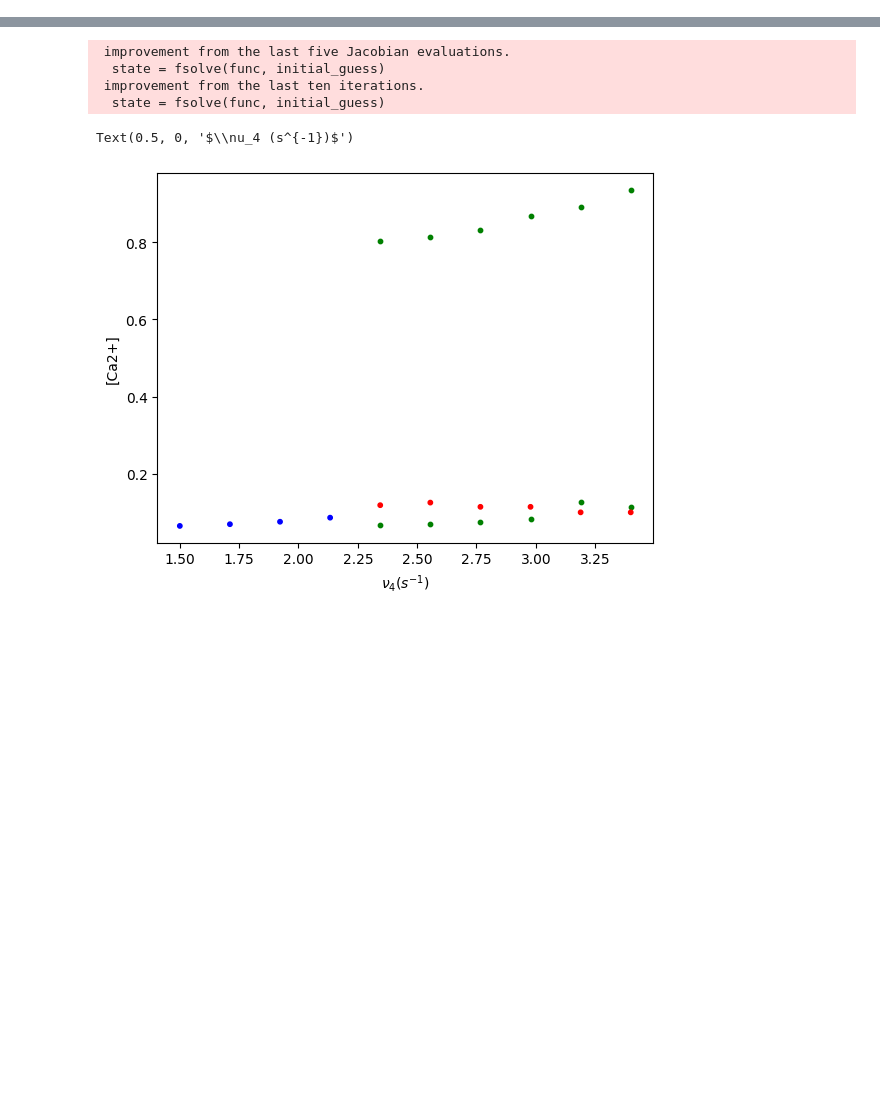
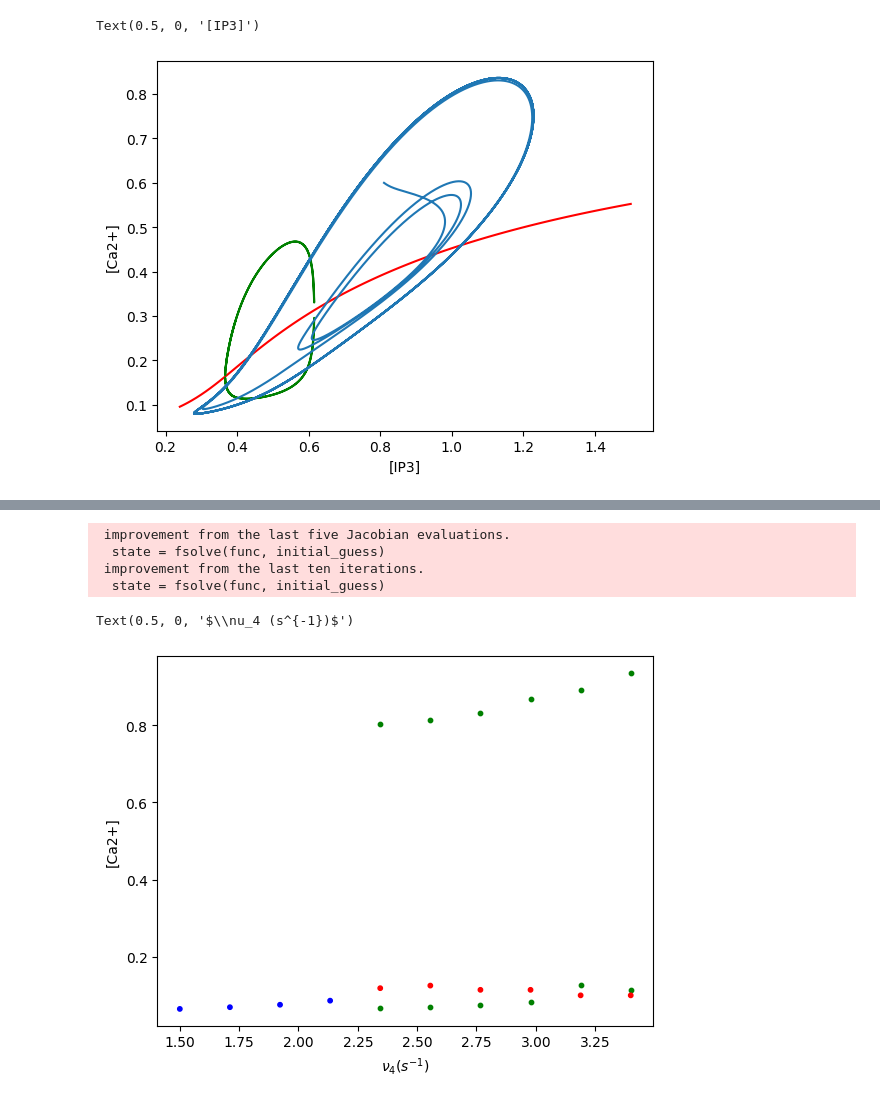
Before and after one commit to pupueys/MATH3888, a Jupyter notebook: project/Kevin_YoungKiezer/DeYoungKeizerExtended.ipynb, the cells around one changed output, grey strips where cells are left out. Saved outputs shown, nothing was run; the diff lists cells and outputs as text; code cells hidden in the pictures; blank space fills up the shorter version.

```diff
--- a/project/Kevin_YoungKiezer/DeYoungKeizerExtended.ipynb
+++ b/project/Kevin_YoungKiezer/DeYoungKeizerExtended.ipynb
@@ -89,0 +139,14 @@ Text(0, 0.5, '[Ca2+], [IP3]')
+# %%
+data = pd.read_csv('..\\bifurcation_branch.csv')
+periodic = pd.read_csv('..\\periodic_orbits.csv')
+plt.plot(data['P'], data['C'], 'r')
+plt.plot(periodic['P'], periodic['V_max'], 'g')
+plt.plot(periodic['P'], periodic['V_min'], 'g')
+
+# plt.plot(sol.y[1], sol.y[0])
+plt.plot(sol.y[1], sol.y[0])
+plt.ylabel('[Ca2+]')
+plt.xlabel('[IP3]')
+# %% [output]
+Text(0.5, 0, '[IP3]')
+[figure, added]
```
Also changed, not shown: parts of 4 cells of this notebook, 8 other files.
